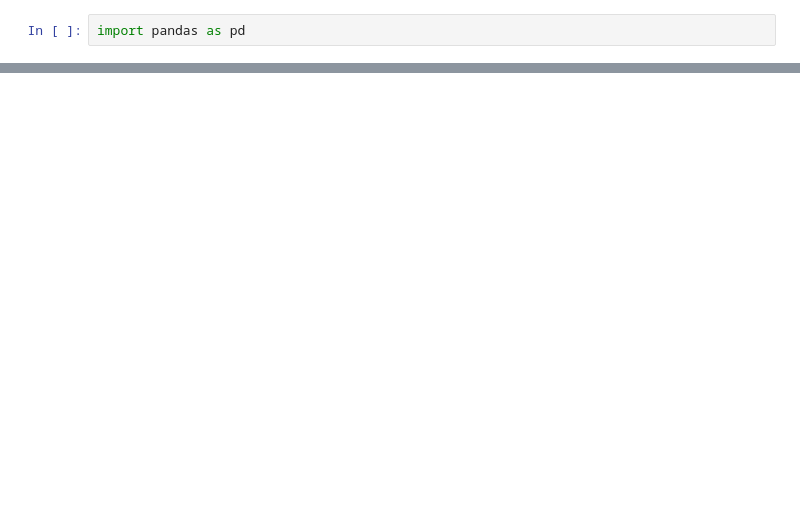
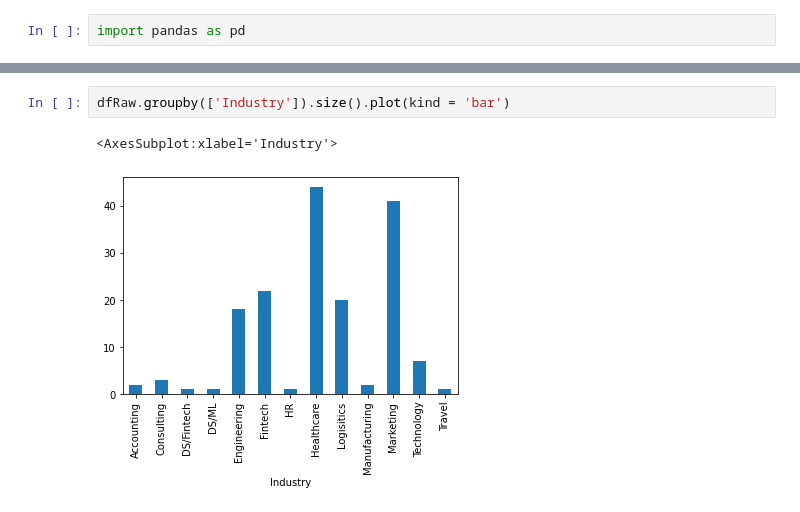
Before and after one commit to CubeStatistica/Learning-Data-Science-Properly-for-Work-and-Production-Using-Python, a Jupyter notebook: EDA.ipynb, the cells around one changed output, grey strips where cells are left out. Saved outputs shown, nothing was run; the diff lists cells and outputs as text; blank space fills up the shorter version.

```diff
--- a/EDA.ipynb
+++ b/EDA.ipynb
@@ -26,0 +201,5 @@ pd.read_excel('https://github.com/CubeStatistica/Business-Development/blob/main/
+# %%
+dfRaw.groupby(['Industry']).size().plot(kind = 'bar')
+# %% [output]
+<AxesSubplot:xlabel='Industry'>
+[figure, added]
```
Also changed, not shown: parts of 62 cells of this notebook, 1 other file.
